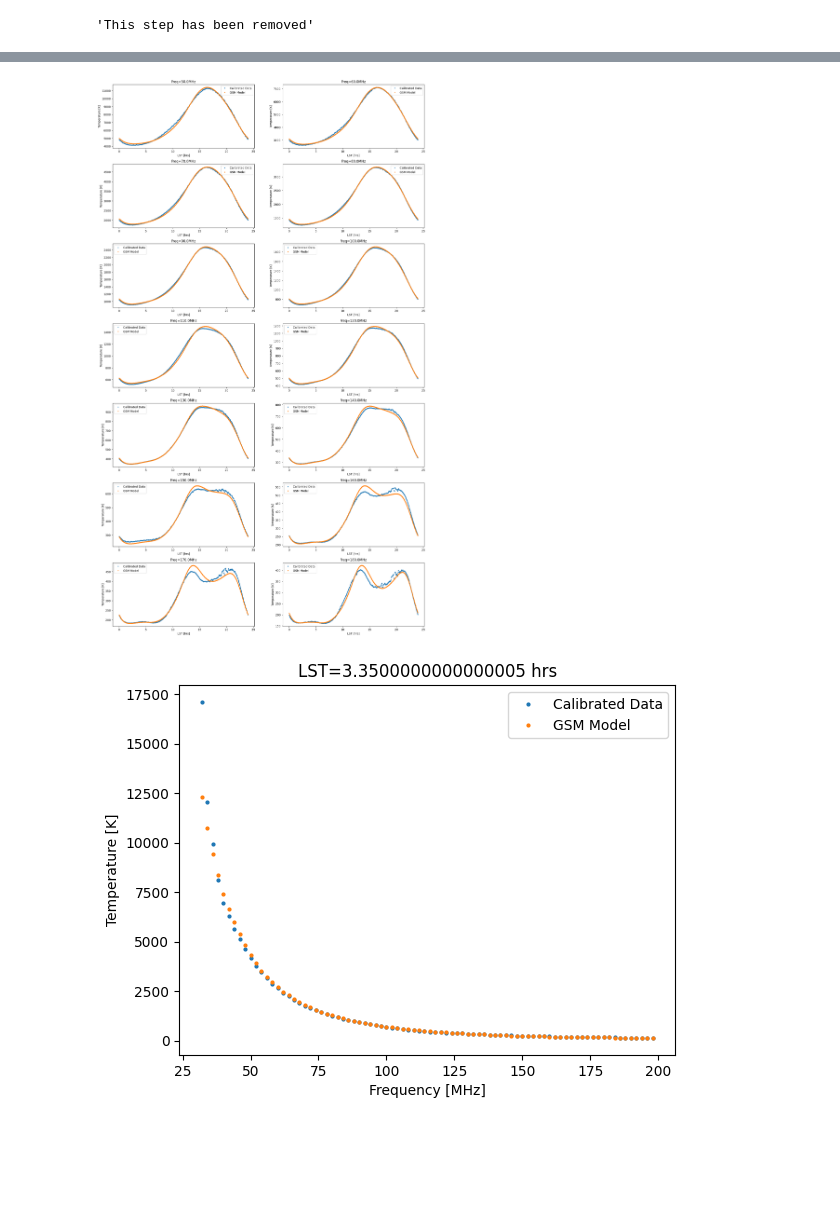
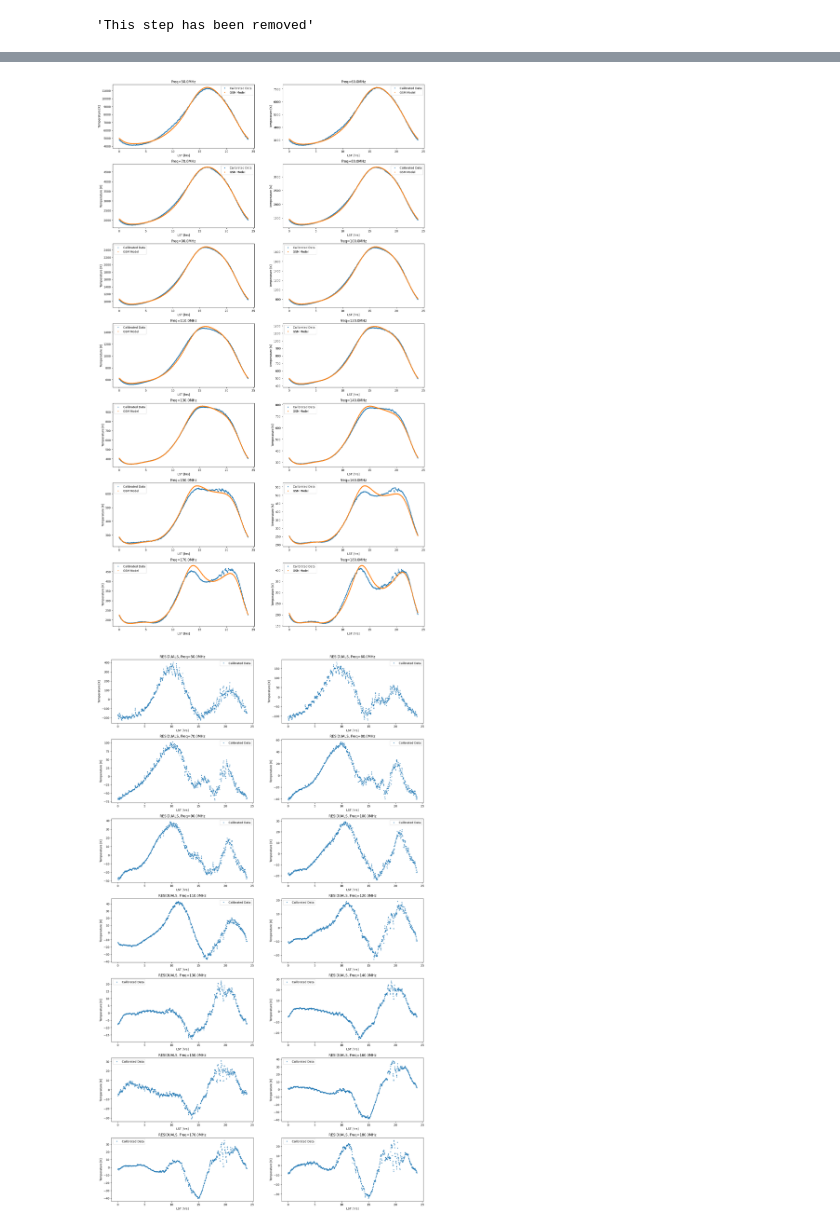
Before and after one commit to PRIZM-Experiment/prizm-calibration, a Jupyter notebook: LaurieExploration.ipynb, the cells around one changed output, grey strips where cells are left out. Saved outputs shown, nothing was run; the diff lists cells and outputs as text; code cells hidden in the pictures; blank space fills up the shorter version.

```diff
--- a/LaurieExploration.ipynb
+++ b/LaurieExploration.ipynb
@@ -527,44 +525,44 @@ for i in range(nrows*ncols):
     axs[i].legend()
 
 plt.subplots_adjust(hspace=0.25, wspace=0.2)
 plt.show()
 
 # # Plot residuals
-# fig, axs = plt.subplots(nrows=nrows,ncols=ncols,figsize=(20,35))
+fig, axs = plt.subplots(nrows=nrows,ncols=ncols,figsize=(20,35))
 
-# axs = axs.flatten() # makes iteration easier
+axs = axs.flatten() # makes iteration easier
 
-# for i in range(nrows*ncols):
-#     freqval = freq_vals_plot[i] # MHz
-#     freqind = int((freqval-32) / minperbin)
+for i in range(nrows*ncols):
+    freqval = freq_vals_plot[i] # MHz
+    freqind = int((freqval-32) / minperbin)
 
-#     axs[i].plot(lst,(kappa_nu[freqind]*data[:,freqind]-Tcd_nu[freqind])-Tgsm_red[:,freqind],ls='none',marker='o',ms='2',label='Calibrated Data')
-#     axs[i].set_xlabel('LST [hrs]')
-#     axs[i].set_ylabel('Temperature [K]')
-#     axs[i].set_title('RESIDUALS, Freq='+str(freq_arr_data[freqind])+'MHz')
-#     axs[i].legend()
+    axs[i].plot(lst,(kappa_nu[freqind]*data[:,freqind]-Tcd_nu[freqind])-Tgsm_red[:,freqind],ls='none',marker='o',ms='2',label='Calibrated Data')
+    axs[i].set_xlabel('LST [hrs]')
+    axs[i].set_ylabel('Temperature [K]')
+    axs[i].set_title('RESIDUALS, Freq='+str(freq_arr_data[freqind])+'MHz')
+    axs[i].legend()
 
-# plt.subplots_adjust(hspace=0.25, wspace=0.2)
-# plt.show()
+plt.subplots_adjust(hspace=0.25, wspace=0.2)
+plt.show()
 
 # Plot all freqs at a certain LST, comparing calibrated data to GSM:
 lst_plot_ind = 100
 plt.plot(freq_arr_data,kappa_nu*data[lst_plot_ind]-Tcd_nu,ls='none',marker='o',ms='2',label='Calibrated Data')
 plt.plot(freq_arr_data,Tgsm_red[lst_plot_ind],ls='none',marker='o',ms='2',label='GSM Model')
 plt.xlabel('Frequency [MHz]')
 plt.ylabel(r'Temperature [K]')
 plt.title('LST='+str(lst[lst_plot_ind])+' hrs')
 plt.legend()
 plt.show()
 
 # Waterfall plot
 plt.figure(figsize=(8,5))
 plt.pcolormesh(FFdata,LSTdata,np.log10(data[0:3500]*kappa_nu-Tcd_nu),shading='auto',vmin=2,vmax=4.6)
 plt.colorbar(label=r'$\log_{10}(\frac{T}{K})$')
 plt.xlabel('Frequency [MHz]')
 plt.ylabel('LST [hrs]')
 plt.title('Waterfall plot of real data for 100 MHz EW\n(RFI removed, freqbin=2MHz, lstbin=2min)')
 plt.show()
 # %% [output]
-[figure, old version]
+[figure, new version]
-[figure, old version]
+[figure, new version]
```
Also changed, not shown: parts of 16 cells of this notebook, 1 other file.
